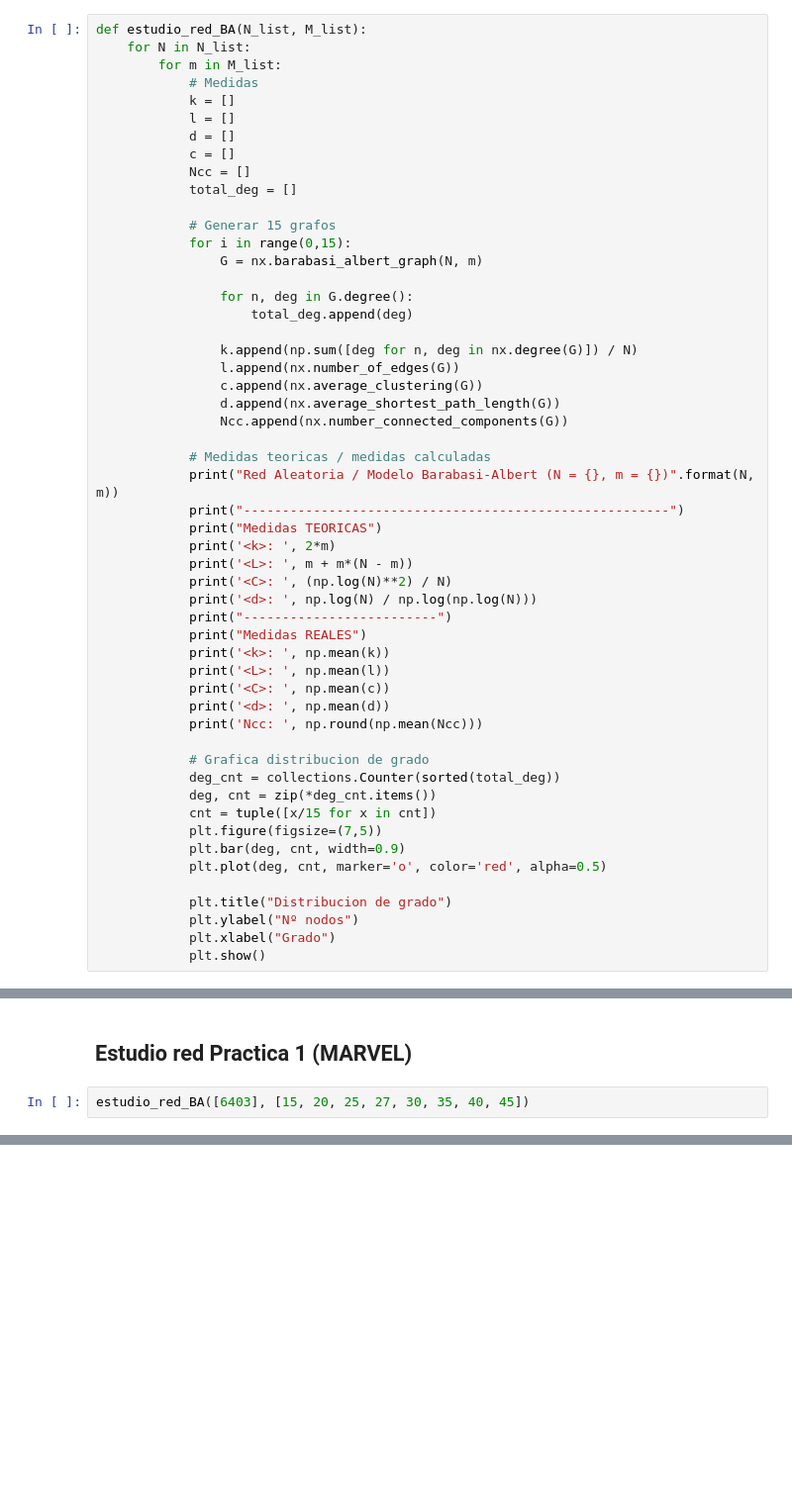
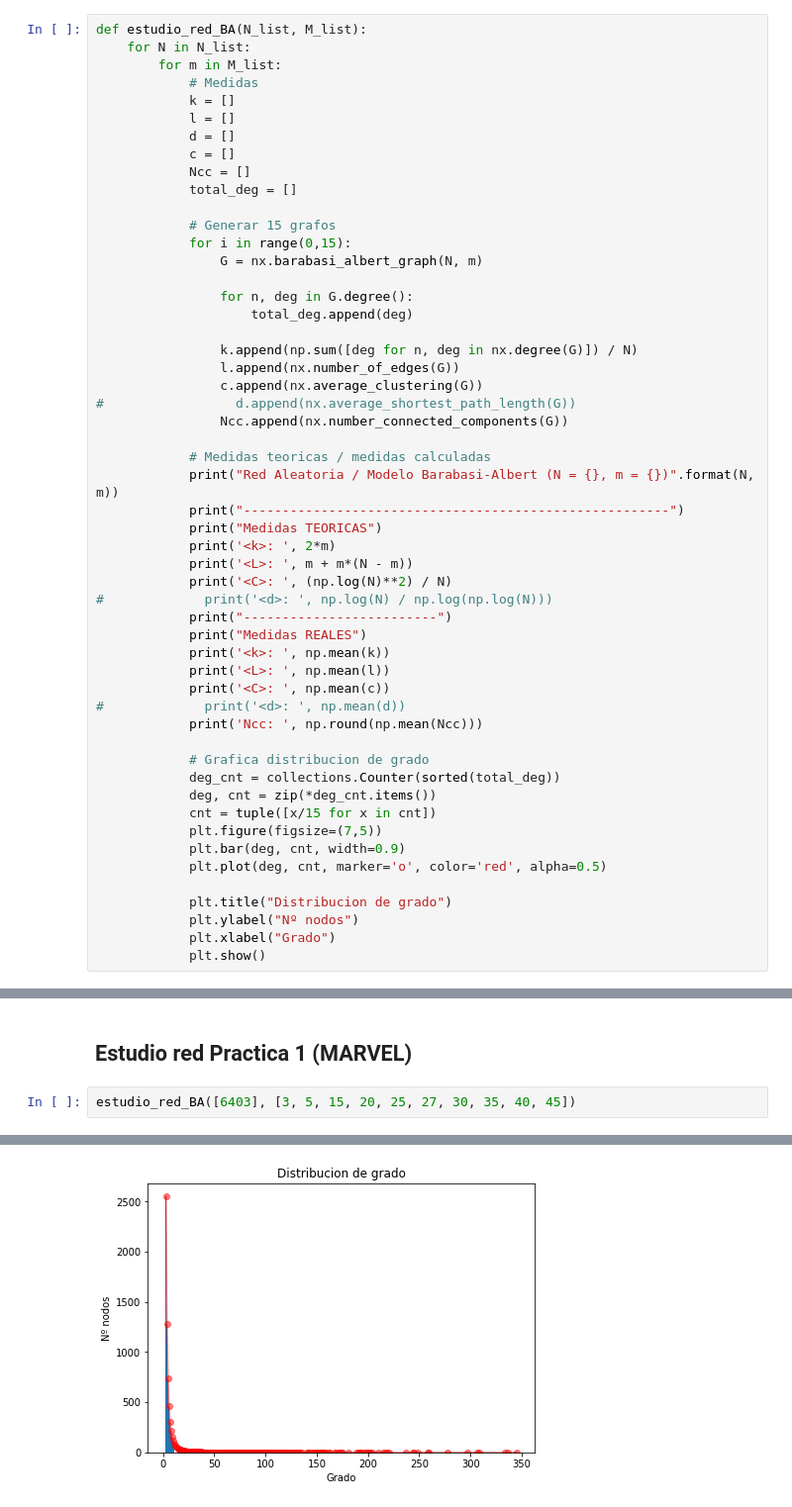
Before and after one commit to pablodll/Social-Network-Analisys, a Jupyter notebook: Practica 2/Untitled.ipynb, the cells around one changed output, grey strips where cells are left out. Shown: that part at 99% size. Drawn from its saved outputs; the diff is of its cells as text; blank space fills up the shorter version.

```diff
--- a/Practica 2/Untitled.ipynb
+++ b/Practica 2/Untitled.ipynb
@@ -186,7 +186,7 @@ def estudio_red_BA(N_list, M_list):
                 k.append(np.sum([deg for n, deg in nx.degree(G)]) / N)
                 l.append(nx.number_of_edges(G))
                 c.append(nx.average_clustering(G))
-                d.append(nx.average_shortest_path_length(G))
+#                 d.append(nx.average_shortest_path_length(G))
                 Ncc.append(nx.number_connected_components(G))
 
             # Medidas teoricas / medidas calculadas
@@ -196,13 +196,13 @@ def estudio_red_BA(N_list, M_list):
             print('<k>: ', 2*m)
             print('<L>: ', m + m*(N - m))
             print('<C>: ', (np.log(N)**2) / N)
-            print('<d>: ', np.log(N) / np.log(np.log(N)))
+#             print('<d>: ', np.log(N) / np.log(np.log(N)))
             print("-------------------------")
             print("Medidas REALES")
             print('<k>: ', np.mean(k))
             print('<L>: ', np.mean(l))
             print('<C>: ', np.mean(c))
-            print('<d>: ', np.mean(d))
+#             print('<d>: ', np.mean(d))
             print('Ncc: ', np.round(np.mean(Ncc)))
 
             # Grafica distribucion de grado
@@ -283,5 +283,5 @@ Ncc:  1.0
 # %% [markdown]
 ## Estudio red Practica 1 (MARVEL)
 # %%
-estudio_red_BA([6403], [15, 20, 25, 27, 30, 35, 40, 45])
+estudio_red_BA([6403], [3, 5, 15, 20, 25, 27, 30, 35, 40, 45])
 # %% [output]
@@ -288,0 +300 @@ KeyboardInterrupt:
+[figure, added]
```
Also changed, not shown: parts of 13 cells of this notebook.
